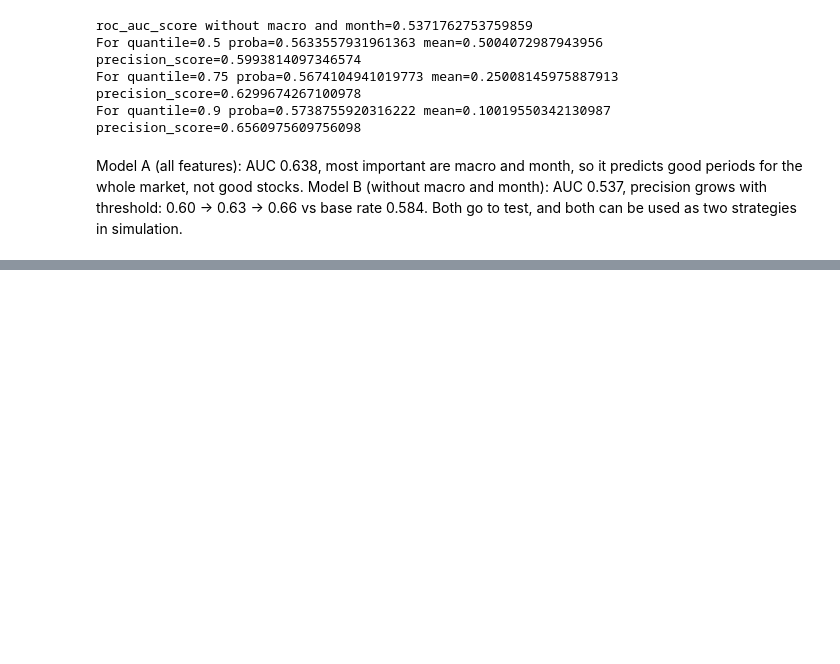
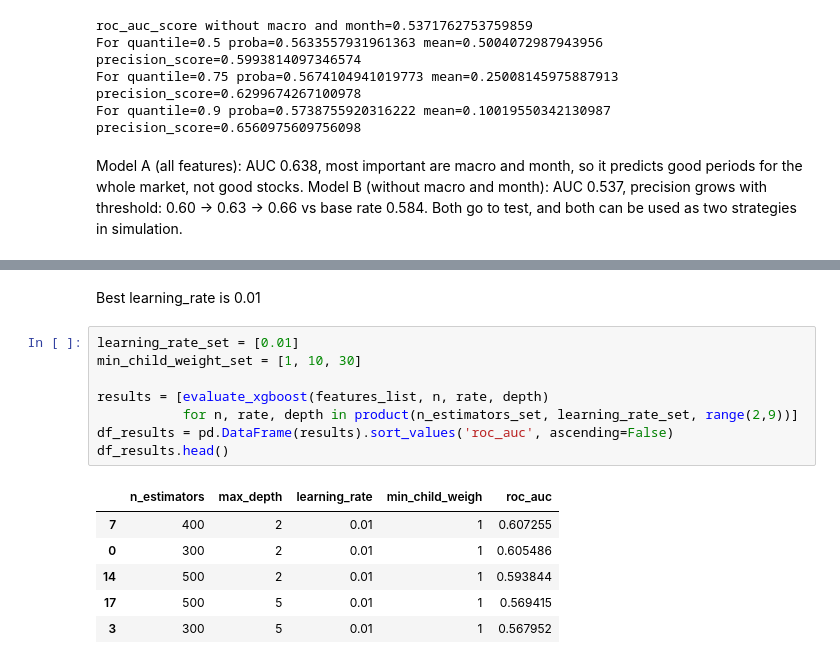
Before and after one commit to SunnyFoxxy/greek_stocks_ml_trading, a Jupyter notebook: notebooks/04_model.ipynb, the cells around one changed output, grey strips where cells are left out. Drawn from its saved outputs; the diff is of its cells as text; blank space fills up the shorter version.

```diff
--- a/notebooks/04_model.ipynb
+++ b/notebooks/04_model.ipynb
@@ -268,0 +306,17 @@ Model A (all features): AUC 0.638, most important are macro and month, so it pre
+# %% [markdown]
+Best learning_rate is 0.01
+# %%
+learning_rate_set = [0.01]
+min_child_weight_set = [1, 10, 30]
+
+results = [evaluate_xgboost(features_list, n, rate, depth)
+           for n, rate, depth in product(n_estimators_set, learning_rate_set, range(2,9))]
+df_results = pd.DataFrame(results).sort_values('roc_auc', ascending=False)
+df_results.head()
+# %% [output]
+|  | n_estimators | max_depth | learning_rate | min_child_weigh | roc_auc |
+| 7 | 400 | 2 | 0.01 | 1 | 0.607255 |
+| 0 | 300 | 2 | 0.01 | 1 | 0.605486 |
+| 14 | 500 | 2 | 0.01 | 1 | 0.593844 |
+| 17 | 500 | 5 | 0.01 | 1 | 0.569415 |
+| 3 | 300 | 5 | 0.01 | 1 | 0.567952 |
```
Also changed, not shown: parts of 13 cells of this notebook.
